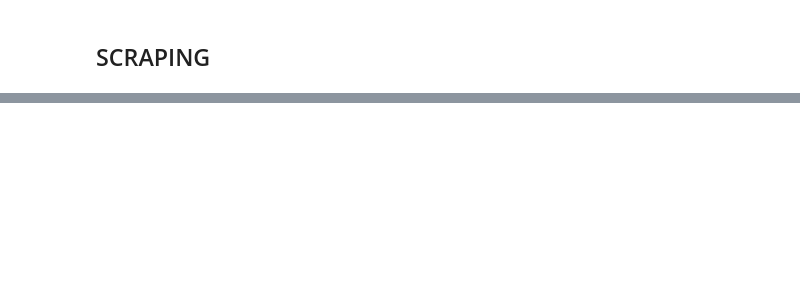
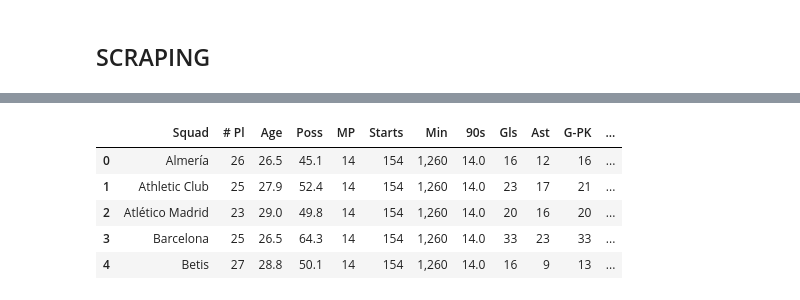
Before and after one commit to victorrmtz/Project-ETL, a Jupyter notebook: src/Scraping.ipynb, the cells around one changed output, grey strips where cells are left out. Cells and saved outputs as stored; diff of their text form; code cells hidden in the pictures; blank space fills up the shorter version.

```diff
--- a/src/Scraping.ipynb
+++ b/src/Scraping.ipynb
@@ -60,2 +86,10 @@ datos+=Parallel(n_jobs=6, verbose=True)(delayed(ex.scraping_teams)(url) for url
 # %%
-cab = ex.scraping_cabe()
+df_teams = pd.concat(lst_df)
+df_teams.head()
+# %% [output]
+|  | Squad | # Pl | Age | Poss | MP | Starts | Min | 90s | Gls | Ast | G-PK | ... |
+| 0 | Almería | 26 | 26.5 | 45.1 | 14 | 154 | 1,260 | 14.0 | 16 | 12 | 16 | ... |
+| 1 | Athletic Club | 25 | 27.9 | 52.4 | 14 | 154 | 1,260 | 14.0 | 23 | 17 | 21 | ... |
+| 2 | Atlético Madrid | 23 | 29.0 | 49.8 | 14 | 154 | 1,260 | 14.0 | 20 | 16 | 20 | ... |
+| 3 | Barcelona | 25 | 26.5 | 64.3 | 14 | 154 | 1,260 | 14.0 | 33 | 23 | 33 | ... |
+| 4 | Betis | 27 | 28.8 | 50.1 | 14 | 154 | 1,260 | 14.0 | 16 | 9 | 13 | ... |
```
Also changed, not shown: parts of 33 cells of this notebook, 5 other files.
